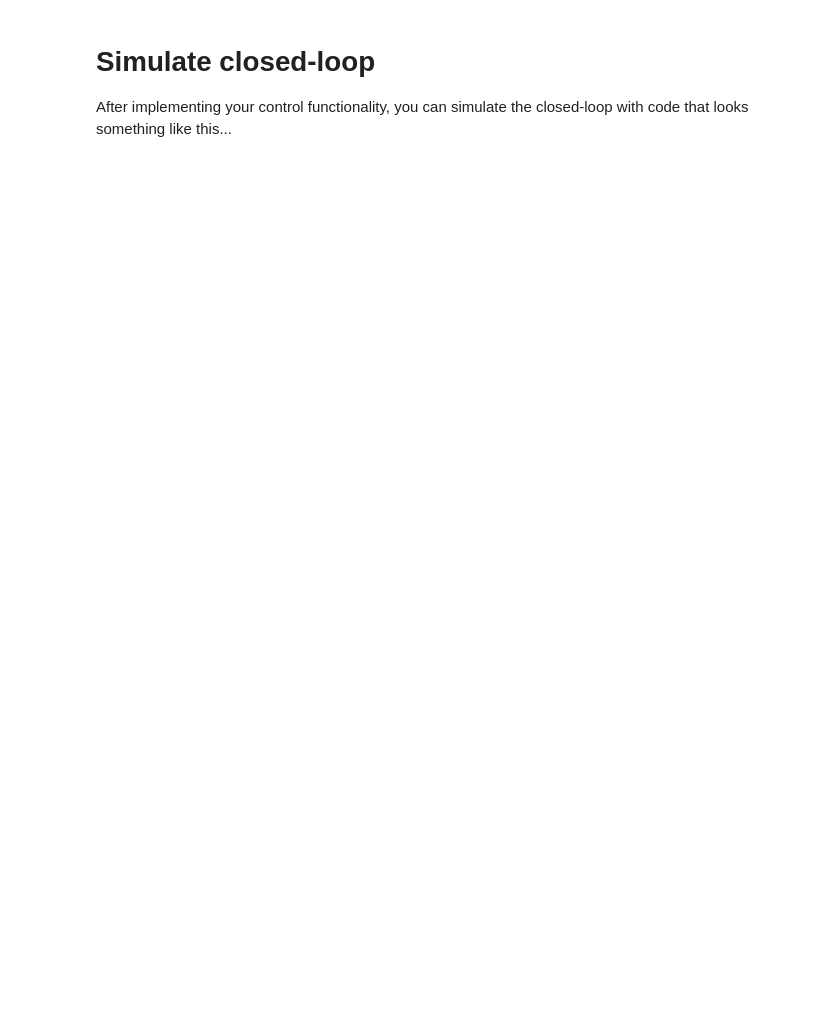
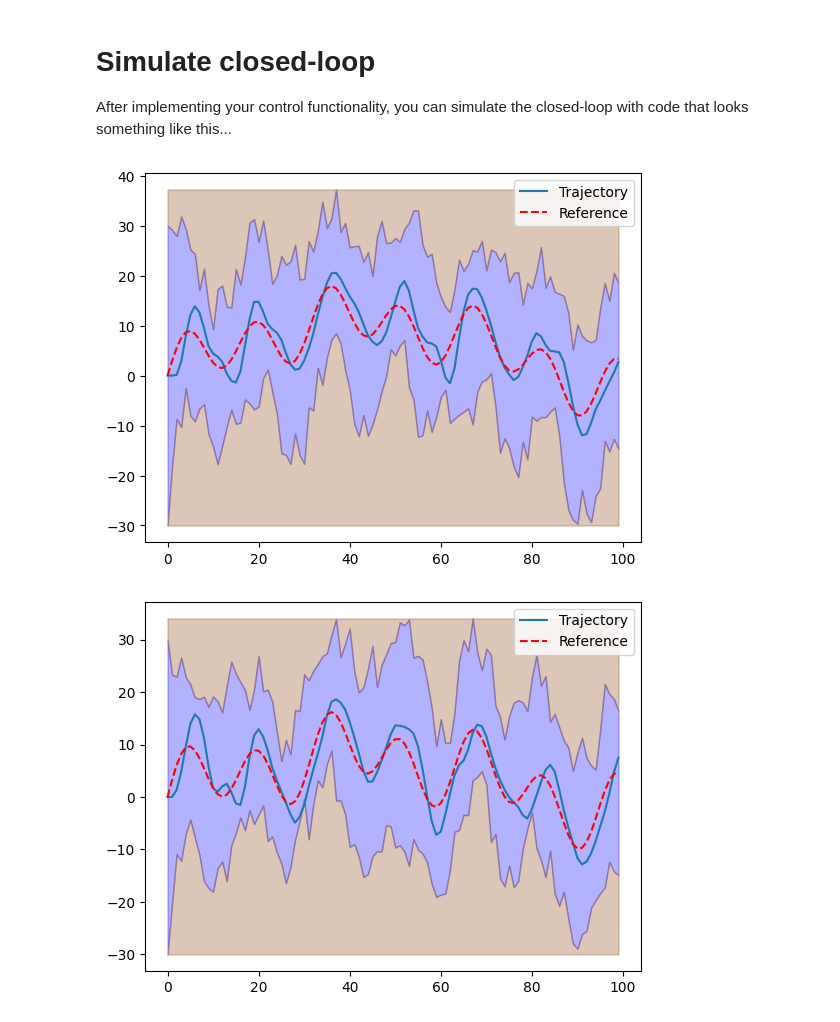
Before and after one commit to Thomas-August/B1_Scientific_Coding, a Jupyter notebook: notebooks/demo.ipynb, the cells around one changed output. Cells and saved outputs as stored; diff of their text form; code cells hidden in the pictures; blank space fills up the shorter version.

```diff
--- a/notebooks/demo.ipynb
+++ b/notebooks/demo.ipynb
@@ -26,11 +28,20 @@ After implementing your control functionality, you can simulate the closed-loop
 # %%
 # Import relevant modules
 from uuv_mission.dynamic import Submarine, ClosedLoop, Mission
+from uuv_mission.control import PDController
 
 sub = Submarine()
-# Instantiate your controller (depending on your implementation)
+controller = PDController(KP=0.15, KD=0.6) # These are the default gains, only shown for example usage
 closed_loop = ClosedLoop(sub, controller)
 mission = Mission.from_csv("../data/mission.csv")
 
 trajectory = closed_loop.simulate_with_random_disturbances(mission)
 trajectory.plot_completed_mission(mission)
+
+mission = Mission.random_mission(duration=100, scale=10.0)
+
+trajectory = closed_loop.simulate_with_random_disturbances(mission)
+trajectory.plot_completed_mission(mission)
+# %% [output]
+[figure, added]
+[figure, added]
```
Also changed, not shown: parts of 3 cells of this notebook, 1 other file.
